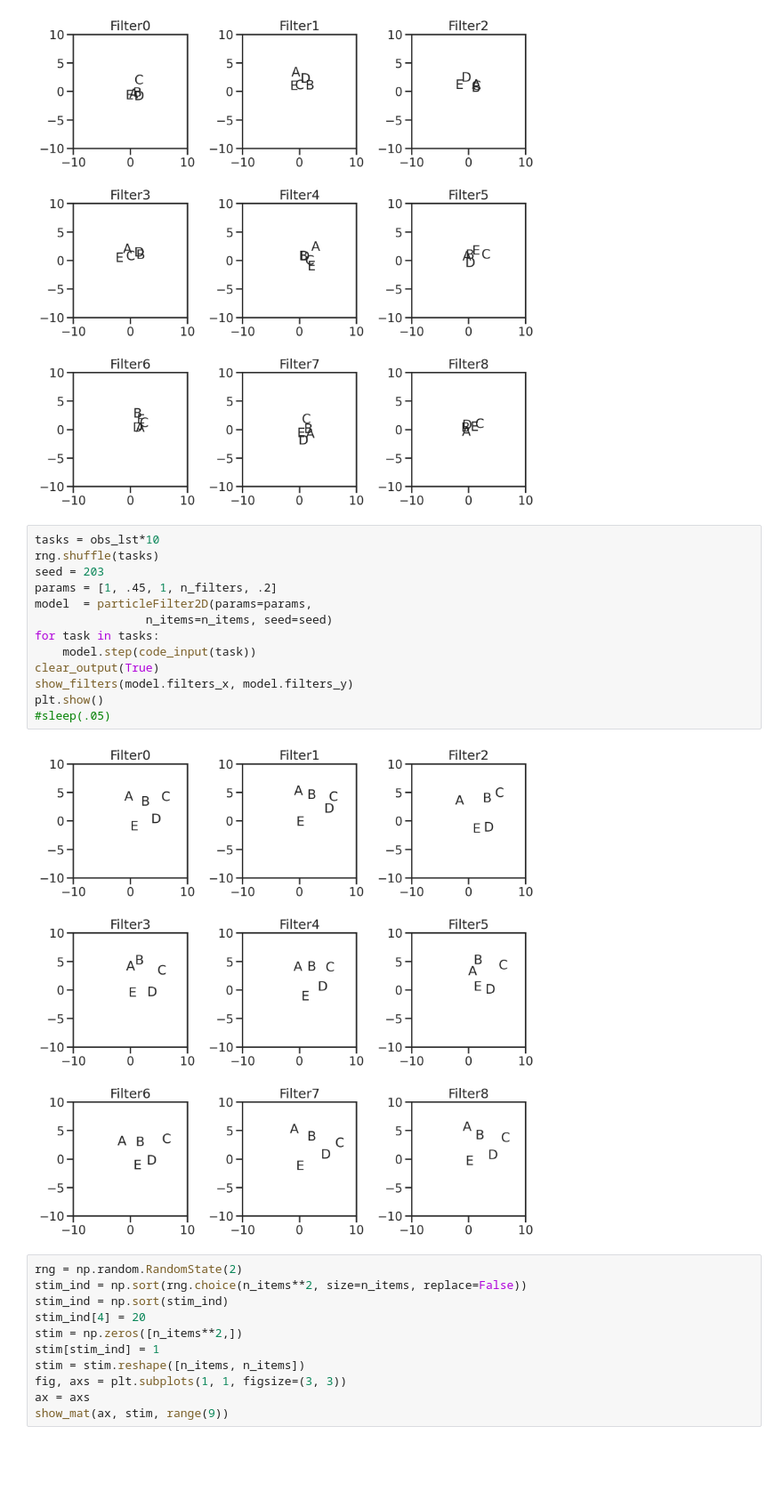
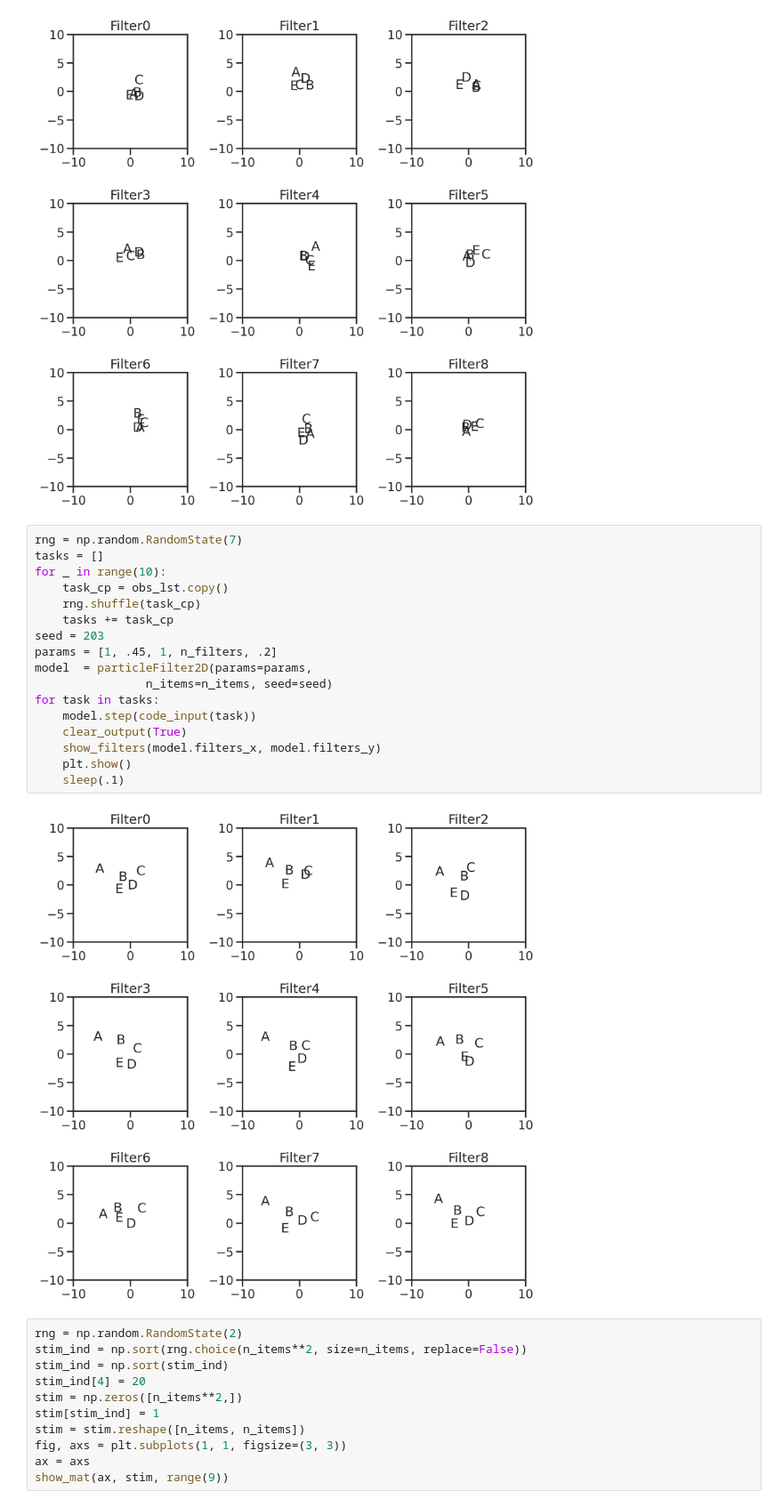
Before and after one commit to fangzefunny/particle-filter, a Jupyter notebook: demo2D.ipynb, the cells around one changed output. Shown at 89% size. Drawn from its saved outputs; the diff is of its cells as text; blank space fills up the shorter version.

```diff
--- a/demo2D.ipynb
+++ b/demo2D.ipynb
@@ -124,20 +124,24 @@ show_filters(model.filters_x, model.filters_y)
 # %% [output]
 [figure]
 # %%
-tasks = obs_lst*10
-rng.shuffle(tasks)
+rng = np.random.RandomState(7)
+tasks = []
+for _ in range(10):
+    task_cp = obs_lst.copy()
+    rng.shuffle(task_cp)
+    tasks += task_cp
 seed = 203
 params = [1, .45, 1, n_filters, .2]
 model  = particleFilter2D(params=params,
                 n_items=n_items, seed=seed)
 for task in tasks:
     model.step(code_input(task))
-clear_output(True)
-show_filters(model.filters_x, model.filters_y)
-plt.show()
-#sleep(.05)
+    clear_output(True)
+    show_filters(model.filters_x, model.filters_y)
+    plt.show()
+    sleep(.1)
 # %% [output]
-[figure, old version]
+[figure, new version]
 # %%
 rng = np.random.RandomState(2)
 stim_ind = np.sort(rng.choice(n_items**2, size=n_items, replace=False))
```
